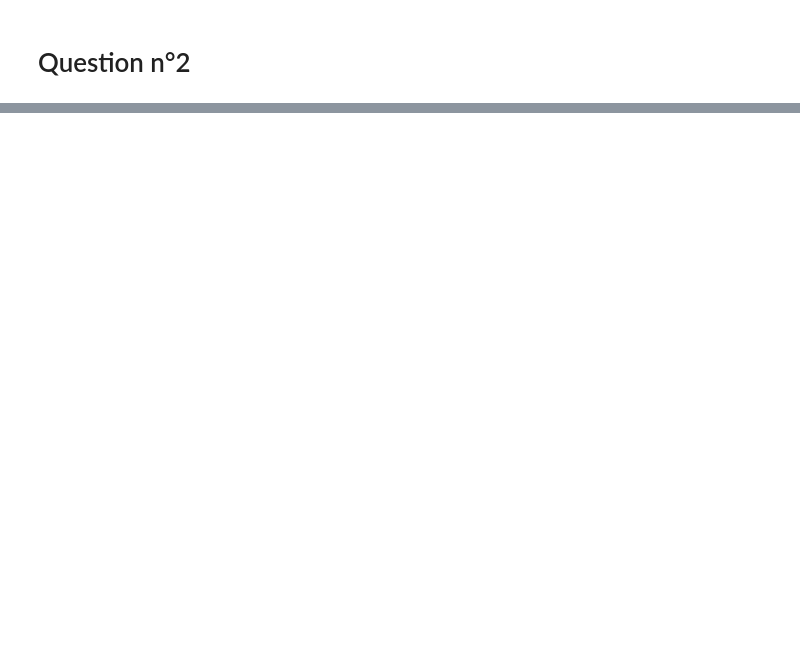
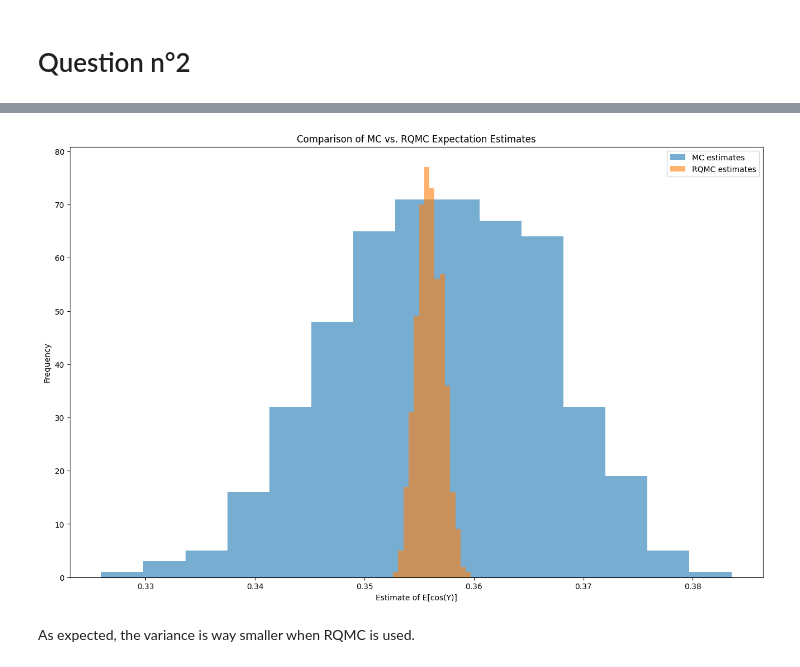
Before and after one commit to elyanrgn/ABC_alpha_stable_models, a Jupyter notebook: main.ipynb, the cells around one changed output, grey strips where cells are left out. Cells and saved outputs as stored; diff of their text form; code cells hidden in the pictures; blank space fills up the shorter version.

Commit message:
Add of the RQMC method to sample from an alpha stable method

```diff
--- a/main.ipynb
+++ b/main.ipynb
@@ -39,5 +69,5 @@ def simulation_alpha_stable(alpha, beta, gamma, delta, n, key):
 # %%
-y = simulation_alpha_stable(1, 0, 0.5, 0, 1000, jax.random.PRNGKey(2))
+y = simulation_alpha_stable_mc(1, 0, 0.5, 0, 1000, jax.random.PRNGKey(2))
 # Plotting the histogram
 plt.figure(figsize=(16, 6))
 sns.histplot(y, bins=100, kde=True)
@@ -55,0 +151,73 @@ plt.show()
+# %%
+def g(y):
+    """
+    Bounded function for which to compute the expectation.
+    Here, we use g(y) = cos(y).
+    """
+    return jnp.cos(y)
+
+
+def estimate_expectation_mc(alpha, beta, gamma, delta, n, reps):
+    """
+    Compute expectation estimates under the alpha-stable distribution using standard MC.
+    """
+    estimates = []
+    for i in range(reps):
+        # Use a different seed for each replication.
+        key = jax.random.PRNGKey(i)
+        samples = simulation_alpha_stable_mc(alpha, beta, gamma, delta, n, key)
+        estimates.append(jnp.mean(g(samples)))
+    return jnp.array(estimates)
+
+
+def estimate_expectation_rqmc(alpha, beta, gamma, delta, n, reps, base_seed=123):
+    """
+    Compute expectation estimates under the alpha-stable distribution using RQMC.
+    For each replication, reinitialize the scrambled Sobol generator with a different seed.
+    """
+    estimates = []
+    for i in range(reps):
+        seed = base_seed + i  # vary the seed for different scrambling
+        samples = simulation_alpha_stable_rqmc(alpha, beta, gamma, delta, n, seed)
+        estimates.append(jnp.mean(g(samples)))
+    return jnp.array(estimates)
+
+#------------------------------------------------------------------------------
+# Comparison of MC vs. RQMC estimates
+#------------------------------------------------------------------------------
+
+# Parameters for the alpha-stable distribution
+alpha = 1.7
+beta = 0.5
+gamma = 1.0
+delta = 0.0
+n_samples = 4096  # number of samples per replication (power of 2 for Sobol)
+n_replications = 500  # number of replications
+
+# Compute expectation estimates via MC and RQMC
+mc_estimates = estimate_expectation_mc(alpha, beta, gamma, delta, n_samples, n_replications)
+rqmc_estimates = estimate_expectation_rqmc(alpha, beta, gamma, delta, n_samples, n_replications)
+
+# Calculate statistics (mean and standard deviation over replications)
+mc_mean = float(jnp.mean(mc_estimates))
+mc_std  = float(jnp.std(mc_estimates))
+rqmc_mean = float(jnp.mean(rqmc_estimates))
+rqmc_std  = float(jnp.std(rqmc_estimates))
+
+print("Standard Monte Carlo estimates of E[cos(Y)]:")
+print(f"Mean: {mc_mean:.6f}, Std. Dev.: {mc_std:.6f}")
+print("\nRQMC estimates of E[cos(Y)]:")
+print(f"Mean: {rqmc_mean:.6f}, Std. Dev.: {rqmc_std:.6f}")
+
+#------------------------------------------------------------------------------
+# Plotting the distribution of estimates for a visual comparison
+#------------------------------------------------------------------------------
+plt.figure(figsize=(16,10))
+plt.hist(mc_estimates, bins=15, alpha=0.6, label='MC estimates', color='C0')
+plt.hist(rqmc_estimates, bins=15, alpha=0.6, label='RQMC estimates', color='C1')
+plt.xlabel("Estimate of E[cos(Y)]")
+plt.ylabel("Frequency")
+plt.title("Comparison of MC vs. RQMC Expectation Estimates")
+plt.legend()
+plt.show()
+# %% [output]
@@ -55,0 +229,3 @@ plt.show()
+[figure, added]
+# %% [markdown]
+As expected, the variance is way smaller when RQMC is used.
```
Also changed, not shown: parts of 6 cells of this notebook.
